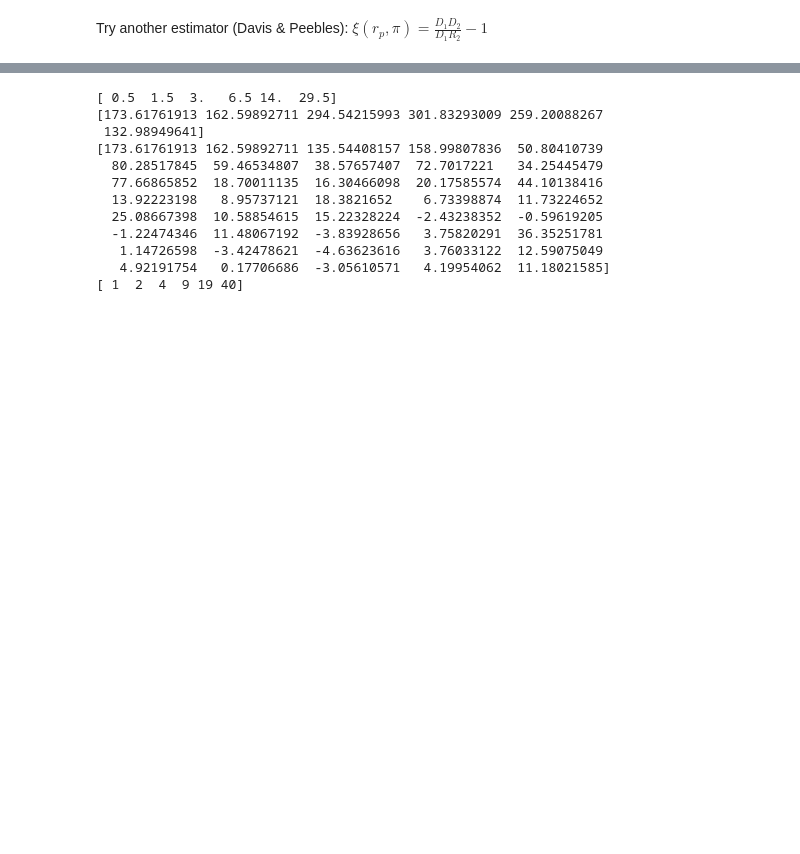
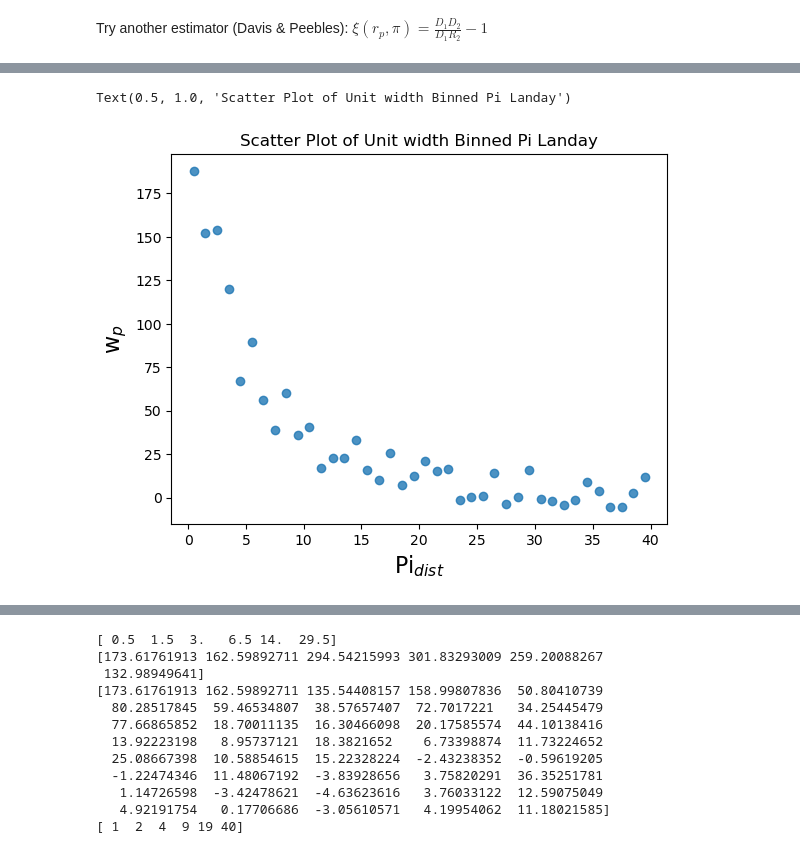
Before and after one commit to mcp74/AGNclustering, a Jupyter notebook: clustering_test.ipynb, the cells around one changed output, grey strips where cells are left out. Cells and saved outputs as stored; diff of their text form; code cells hidden in the pictures; blank space fills up the shorter version.

Commit message:
Moved new code to its own file + starting to work on binning

```diff
--- a/clustering_test.ipynb
+++ b/clustering_test.ipynb
@@ -408,10 +407,11 @@ plt.legend()
 # %%
-# Collapsing 2d correlation function along rp and graphing wp(zp)
+# Collapsing 2d correlation function alon rp - Landay Estimator
+%autoreload 2
 
-
+pibins = 40
 #%%timeit
 t1=time.time()
-rp,wp_agp,wp_agp_err,Mag,zp_lgp = w.cross_wp(d1=agn, d2=gal, r1=arand, r2=grand, bins=bins, pimax=pimax, m=5, estimator='P')
+wppi_ls = wz.cross_wppi(d1=agn, d2=gal, r1=arand, r2=grand, bins=bins, pibins=pibins, pimax=pimax, m=5, estimator='L')
 t = time.time() - t1
 # %% [output]
 using LCDM cosmology: Om0=.3, H0=70
@@ -461,3 +465,15 @@ In gridlink_mocks_double> Running with [nmesh_x, nmesh_y, nmesh_z]  = 19,20,10.
+# %%
+# Graphing Wp(pi) with unit width binning zp
+
+zbins = np.arange(.5,40.5,1)
+
+plt.scatter(zbins,wppi_ls,alpha=0.8)
+plt.xlabel('Pi$_{dist}$',fontsize=16, )
+plt.ylabel('w$_{p}$',fontsize=16)
+plt.title('Scatter Plot of Unit width Binned Pi Landay')
+# %% [output]
+Text(0.5, 1.0, 'Scatter Plot of Unit width Binned Pi Landay')
+[figure, added]
 # %%
 print('took ',str(t),' seconds')
 # %% [output]
```
Also changed, not shown: parts of 16 cells of this notebook, 4 other files.
